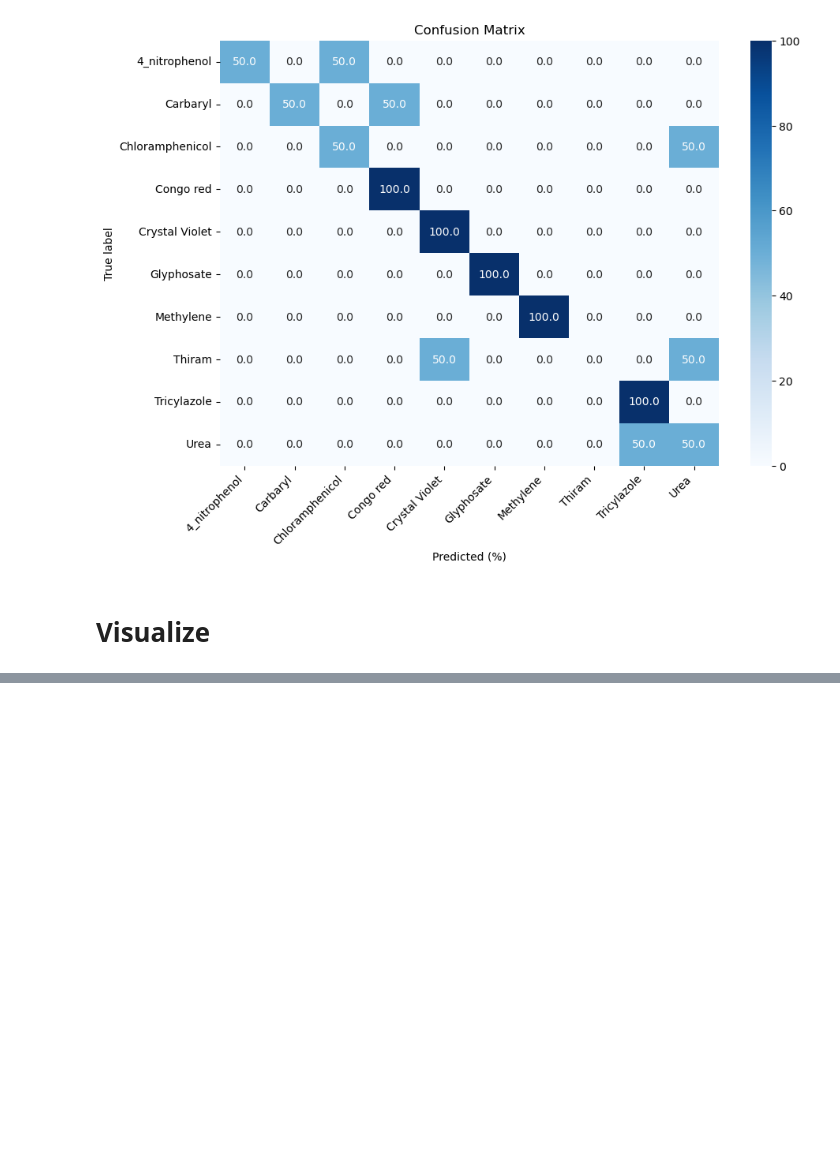
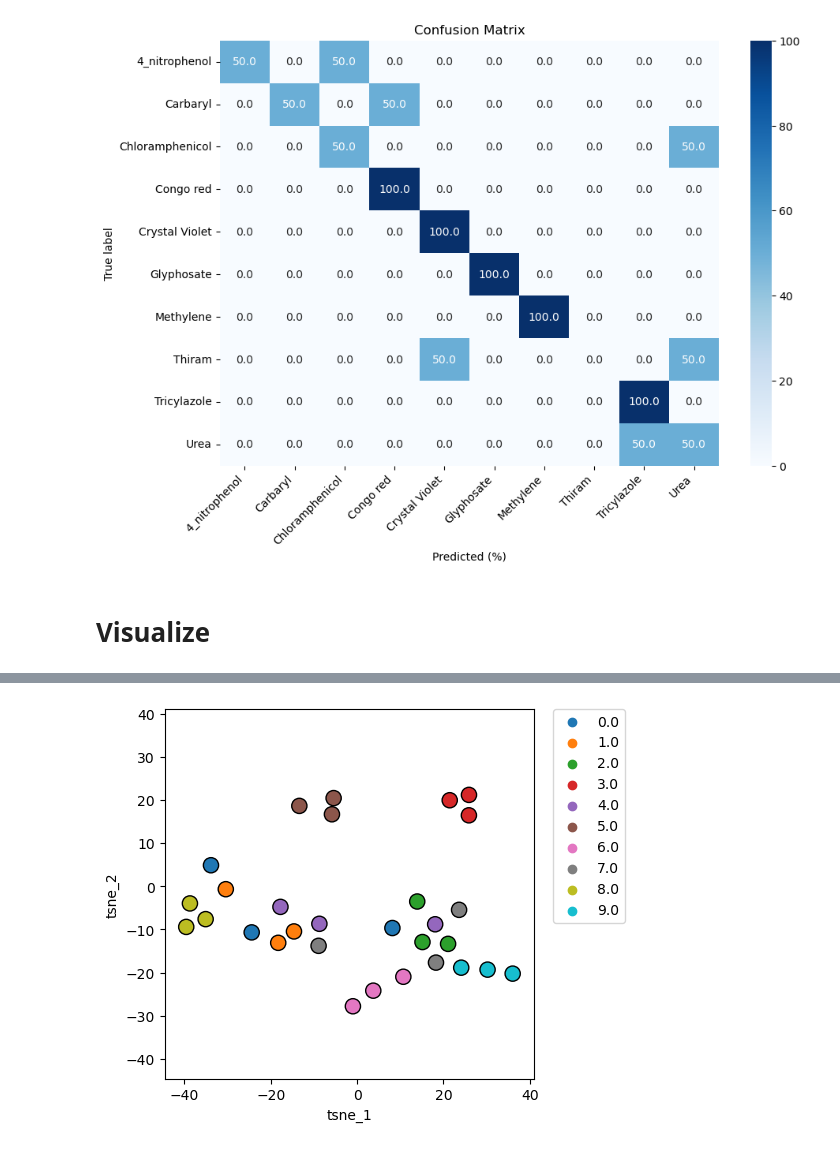
Before and after one commit to qkhanh711/NanoClassification, a Jupyter notebook: NANO.ipynb, the cells around one changed output, grey strips where cells are left out. Drawn from its saved outputs; the diff is of its cells as text; code cells hidden in the pictures; blank space fills up the shorter version.

```diff
--- a/NANO.ipynb
+++ b/NANO.ipynb
@@ -517,0 +536,32 @@ print(c)
+# %%
+X, y = make_data(paths, 10)
+
+X_max = X.max(axis = 0, keepdims = True)
+X_min = X.min(axis = 0, keepdims = True)
+X = Norm(X)
+
+X_train, X_test, y_train, y_test = train_test_split(X, y, test_size= 0.4, stratify=y, shuffle= True, random_state= 42)
+from sklearn.manifold import TSNE
+
+tsne = TSNE(n_components=2, perplexity=6, random_state = 42)
+
+X_tsne = tsne.fit_transform(X_train)
+
+import seaborn as sn
+tsne_result = X_tsne
+tsne_result.shape
+
+tsne_result_df = pd.DataFrame({'tsne_1': tsne_result[:,0], 'tsne_2': tsne_result[:,1], 'label': y_train.ravel()})
+
+fig, ax = plt.subplots(1)
+sn.scatterplot(x='tsne_1', y='tsne_2', hue='label', palette='tab10', data=tsne_result_df, ax=ax, s=120, edgecolor='black', linewidth=1)
+
+lim = (X_tsne.min()-5, X_tsne.max()+5)
+ax.set_xlim(lim)
+ax.set_ylim(lim)
+ax.set_aspect('equal')
+ax.legend(bbox_to_anchor=(1.05, 1), loc=2, borderaxespad=0.0)
+
+plt.show()
+# %% [output]
+[figure, added]
```
Also changed, not shown: parts of 12 cells of this notebook, 6 other files.
